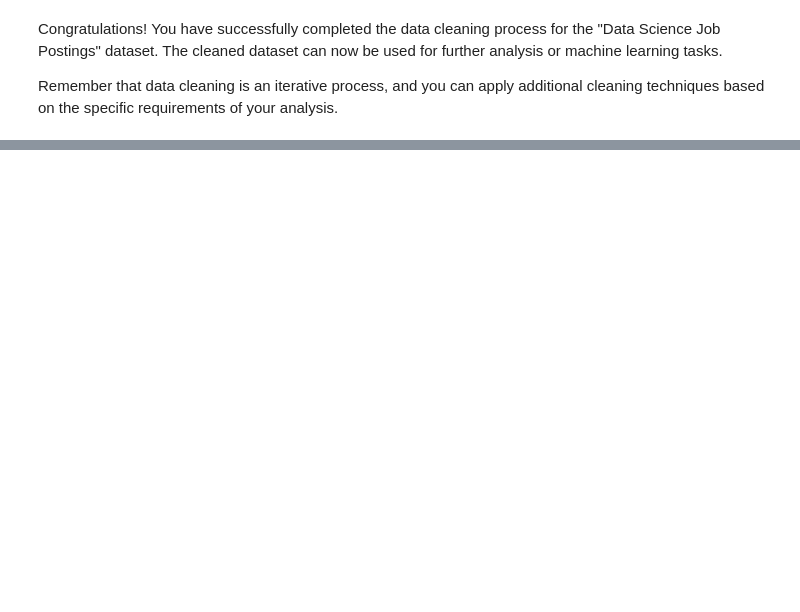
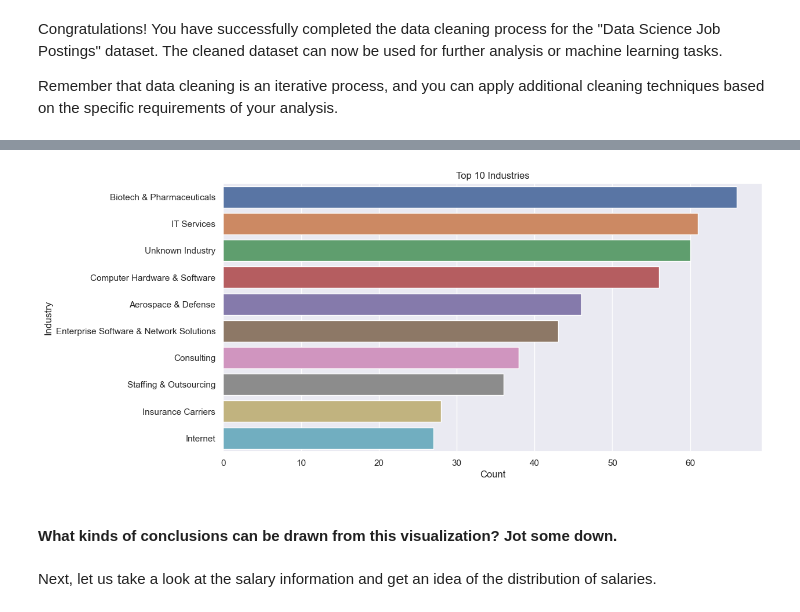
Before and after one commit to danny-moncada/bi_master_plan_python_tutorial, a Jupyter notebook: BI_Master_Plan_Data_Cleaning_Tutorial.ipynb, the cells around one changed output, grey strips where cells are left out. Drawn from its saved outputs; the diff is of its cells as text; code cells hidden in the pictures; blank space fills up the shorter version.

```diff
--- a/BI_Master_Plan_Data_Cleaning_Tutorial.ipynb
+++ b/BI_Master_Plan_Data_Cleaning_Tutorial.ipynb
@@ -597,0 +795,11 @@ Remember that data cleaning is an iterative process, and you can apply additiona
+# %%
+def plot_top_industries(df, n=10):
+    top_industries = df['Industry'].value_counts().nlargest(n).index
+    data_filtered = df[df['Industry'].isin(top_industries)]
+
+    plt.figure(figsize=(12, 6))
+    sns.countplot(data=data_filtered, y='Industry', order=top_industries)
+    plt.title(f'Top {n} Industries')
+    plt.xlabel('Count')
+    plt.ylabel('Industry')
+    plt.show()
@@ -597,0 +815,8 @@ Remember that data cleaning is an iterative process, and you can apply additiona
+# %%
+plot_top_industries(ds_vis_df)
+# %% [output]
+[figure, added]
+# %% [markdown]
+#### What kinds of conclusions can be drawn from this visualization?  Jot some down.
+# %% [markdown]
+Next, let us take a look at the salary information and get an idea of the distribution of salaries.
```
Also changed, not shown: parts of 64 cells of this notebook.
